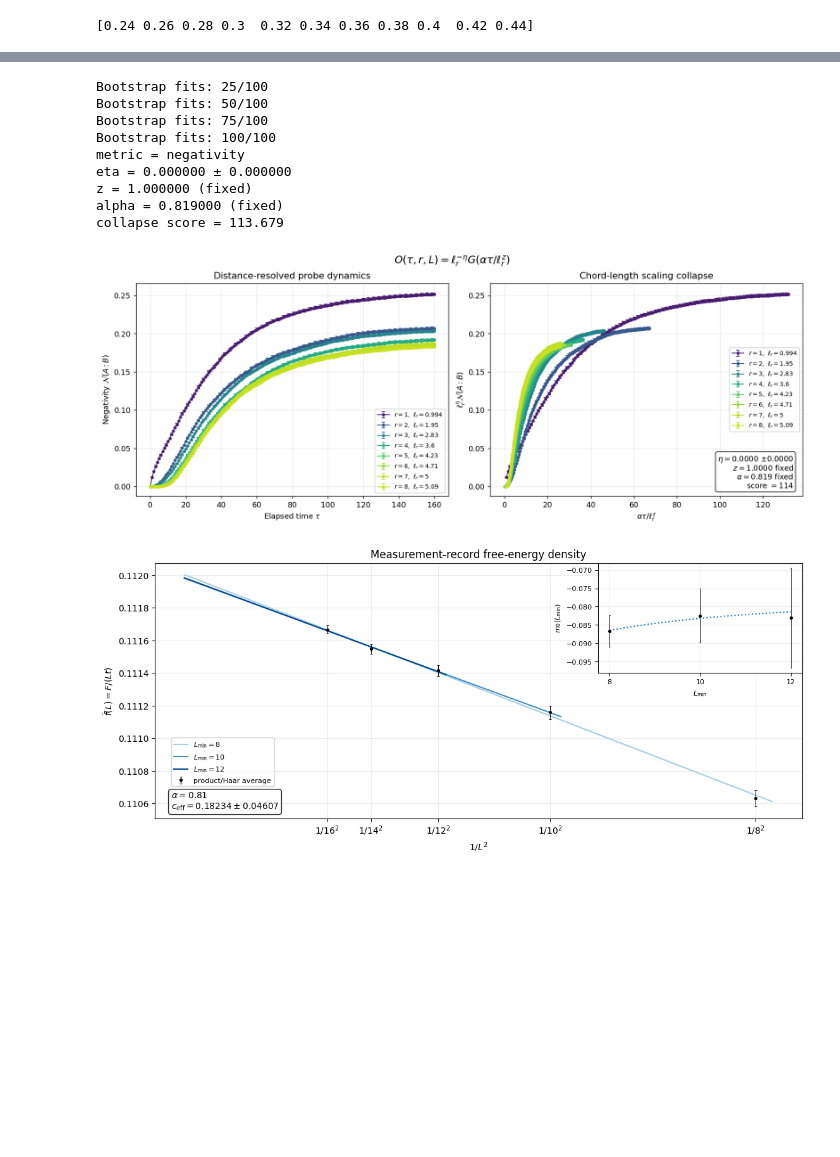
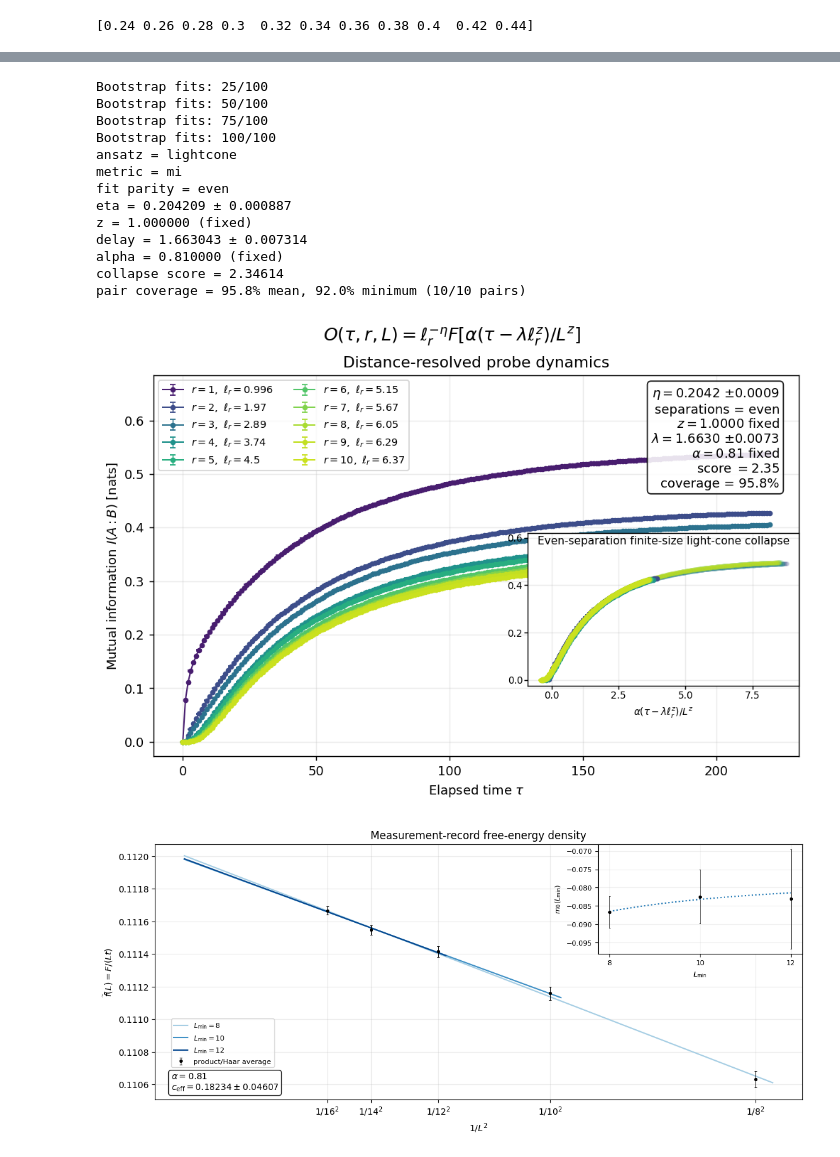
Before and after one commit to amarce4/mipt, a Jupyter notebook: python/visualize.ipynb, the cells around one changed output, grey strips where cells are left out. Cells and saved outputs as stored; diff of their text form; code cells hidden in the pictures; blank space fills up the shorter version.

Commit message:
probe_mode=5 for velocity determination & 100k haar anisotropy run

```diff
--- a/python/visualize.ipynb
+++ b/python/visualize.ipynb
@@ -390,13 +394,15 @@ import data_analysis as da
 reload(da)
 
 result = da.probe_distance_collapse(
-    files="cpp/csv/probed_2_haar_n_16_reals_4k_mode_4_p_0.17_teq_32_tau_0_160.csv",
-    metric="negativity",       # "mi", "negativity", or "log_negativity"
+    files="cpp/csv/probed/probed_2_mode_4/probed_2_haar_n_20_reals_20k_mode_4_p_0.17_teq_40_tau_0_220.csv",
+    metric="mi",       # "mi", "negativity", or "log_negativity"
+    fit_parity="even",
     mi_units="nats",
     eta=None,          # None fits eta; a number fixes it
     z=1.0,             # None fits z; 1.0 fixes the CFT expectation
-    alpha=0.819,         # fix to the anisotropy obtained from mode 3
+    alpha=0.81,         # fix to the anisotropy obtained from mode 3
     fit_distance=(1, None),
-    fit_tau=(0, None),
+    fit_tau=(0, 100),
+    bootstrap_samples=25
 )
 # %% [output]
@@ -412,13 +420,17 @@ result = da.probe_distance_collapse(
 Bootstrap fits: 25/100
 Bootstrap fits: 50/100
 Bootstrap fits: 75/100
 Bootstrap fits: 100/100
-metric = negativity
-eta = 0.000000 ± 0.000000
+ansatz = lightcone
+metric = mi
+fit parity = even
+eta = 0.204209 ± 0.000887
 z = 1.000000 (fixed)
-alpha = 0.819000 (fixed)
-collapse score = 113.679
+delay = 1.663043 ± 0.007314
+alpha = 0.810000 (fixed)
+collapse score = 2.34614
+pair coverage = 95.8% mean, 92.0% minimum (10/10 pairs)
-[figure, old version]
+[figure, new version]
 # %%
 from glob import glob
 import data_analysis as da
```
Also changed, not shown: parts of 4 cells of this notebook, 23 other files.
